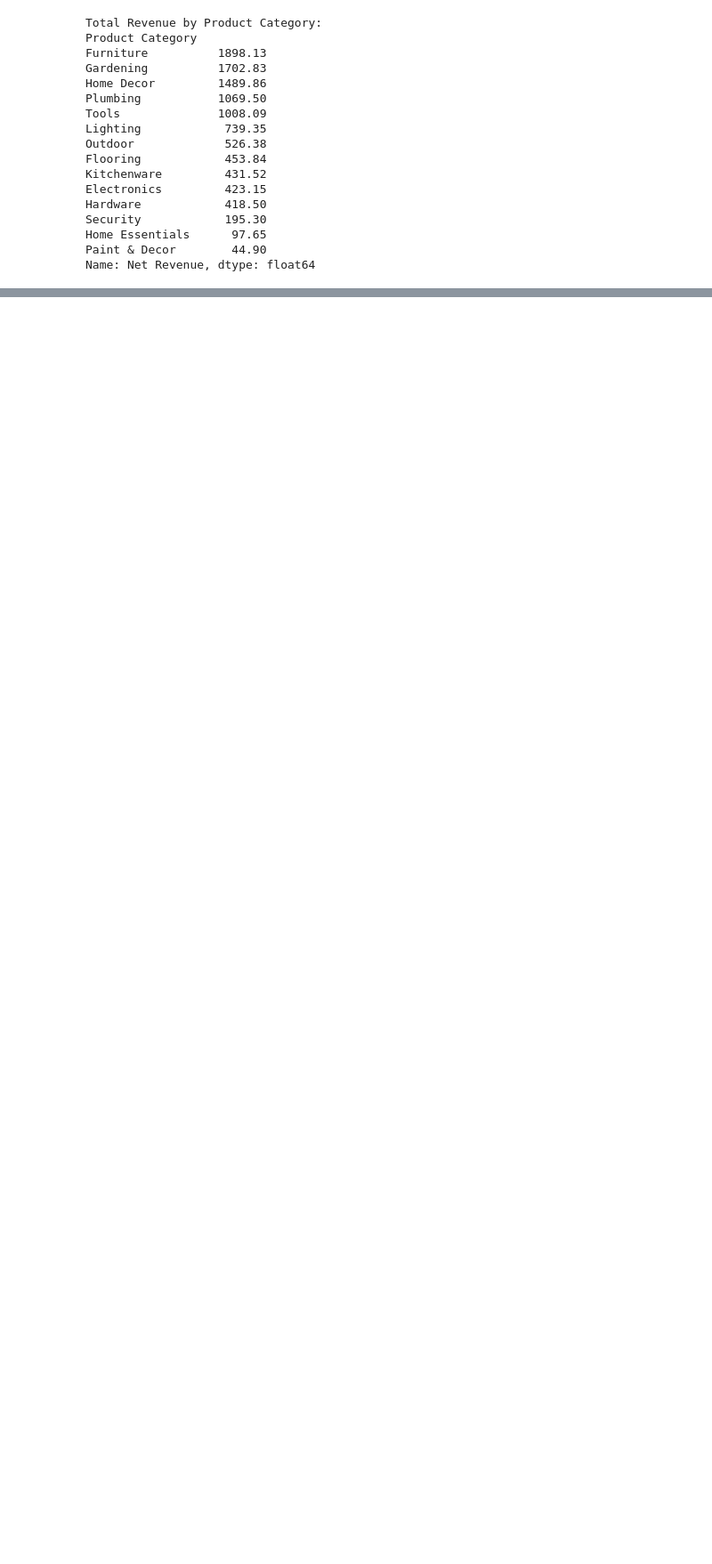
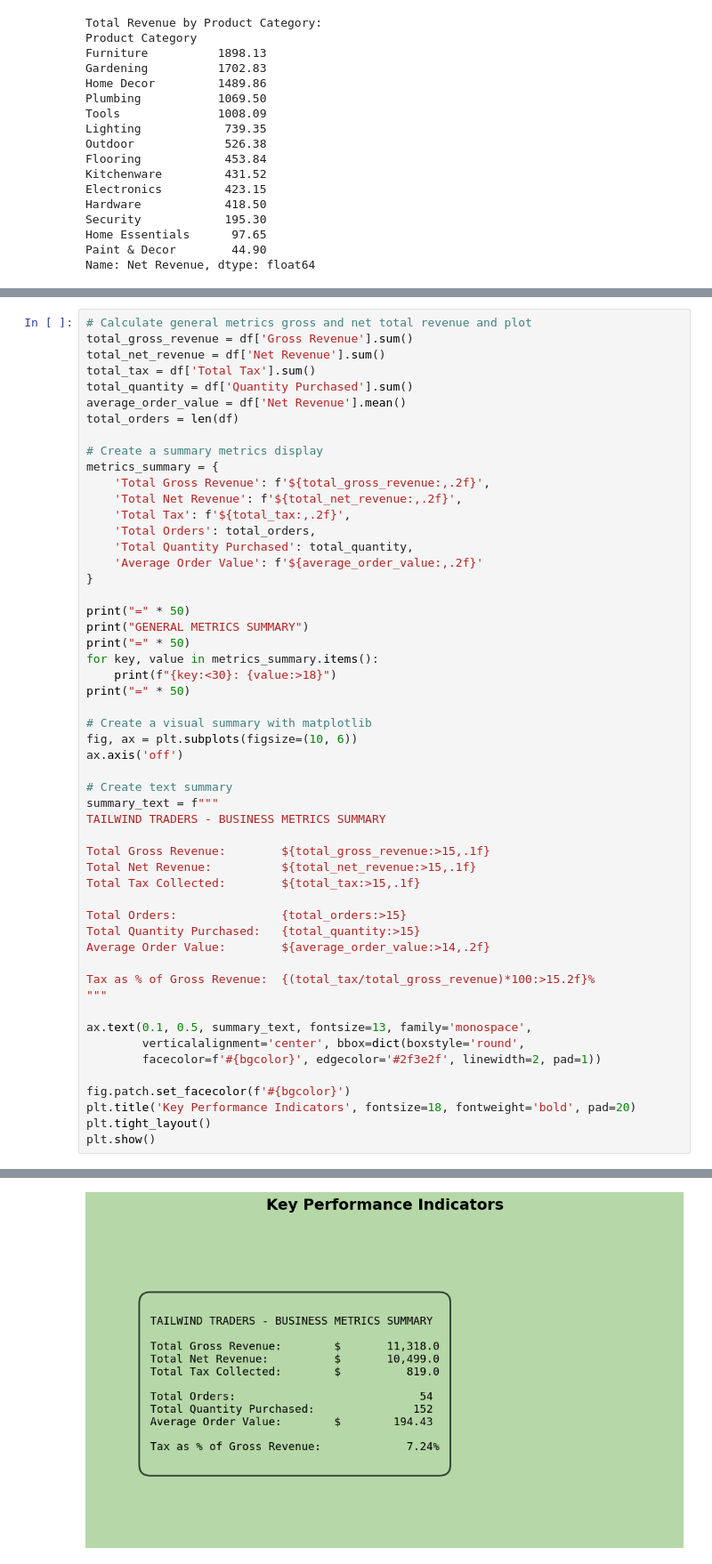
Before and after one commit to yashbhatt4133/vizathon-2026, a Jupyter notebook: Tailwind_Traders_analysis.ipynb, the cells around one changed output, grey strips where cells are left out. Shown at 89% size. Drawn from its saved outputs; the diff is of its cells as text; blank space fills up the shorter version.

```diff
--- a/Tailwind_Traders_analysis.ipynb
+++ b/Tailwind_Traders_analysis.ipynb
@@ -746,0 +974,54 @@ Name: Net Revenue, dtype: float64
+# %%
+# Calculate general metrics gross and net total revenue and plot
+total_gross_revenue = df['Gross Revenue'].sum()
+total_net_revenue = df['Net Revenue'].sum()
+total_tax = df['Total Tax'].sum()
+total_quantity = df['Quantity Purchased'].sum()
+average_order_value = df['Net Revenue'].mean()
+total_orders = len(df)
+
+# Create a summary metrics display
+metrics_summary = {
+    'Total Gross Revenue': f'${total_gross_revenue:,.2f}',
+    'Total Net Revenue': f'${total_net_revenue:,.2f}',
+    'Total Tax': f'${total_tax:,.2f}',
+    'Total Orders': total_orders,
+    'Total Quantity Purchased': total_quantity,
+    'Average Order Value': f'${average_order_value:,.2f}'
+}
+
+print("=" * 50)
+print("GENERAL METRICS SUMMARY")
+print("=" * 50)
+for key, value in metrics_summary.items():
+    print(f"{key:<30}: {value:>18}")
+print("=" * 50)
+
+# Create a visual summary with matplotlib
+fig, ax = plt.subplots(figsize=(10, 6))
+ax.axis('off')
+
+# Create text summary
+summary_text = f"""
+TAILWIND TRADERS - BUSINESS METRICS SUMMARY
+
+Total Gross Revenue:        ${total_gross_revenue:>15,.1f}
+Total Net Revenue:          ${total_net_revenue:>15,.1f}
+Total Tax Collected:        ${total_tax:>15,.1f}
+
+Total Orders:               {total_orders:>15}
+Total Quantity Purchased:   {total_quantity:>15}
+Average Order Value:        ${average_order_value:>14,.2f}
+
+Tax as % of Gross Revenue:  {(total_tax/total_gross_revenue)*100:>15.2f}%
+"""
+
+ax.text(0.1, 0.5, summary_text, fontsize=13, family='monospace',
+        verticalalignment='center', bbox=dict(boxstyle='round',
+        facecolor=f'#{bgcolor}', edgecolor='#2f3e2f', linewidth=2, pad=1))
+
+fig.patch.set_facecolor(f'#{bgcolor}')
+plt.title('Key Performance Indicators', fontsize=18, fontweight='bold', pad=20)
+plt.tight_layout()
+plt.show()
+# %% [output]
@@ -746,0 +1038 @@ Name: Net Revenue, dtype: float64
+[figure, added]
```
Also changed, not shown: parts of 13 cells of this notebook.
